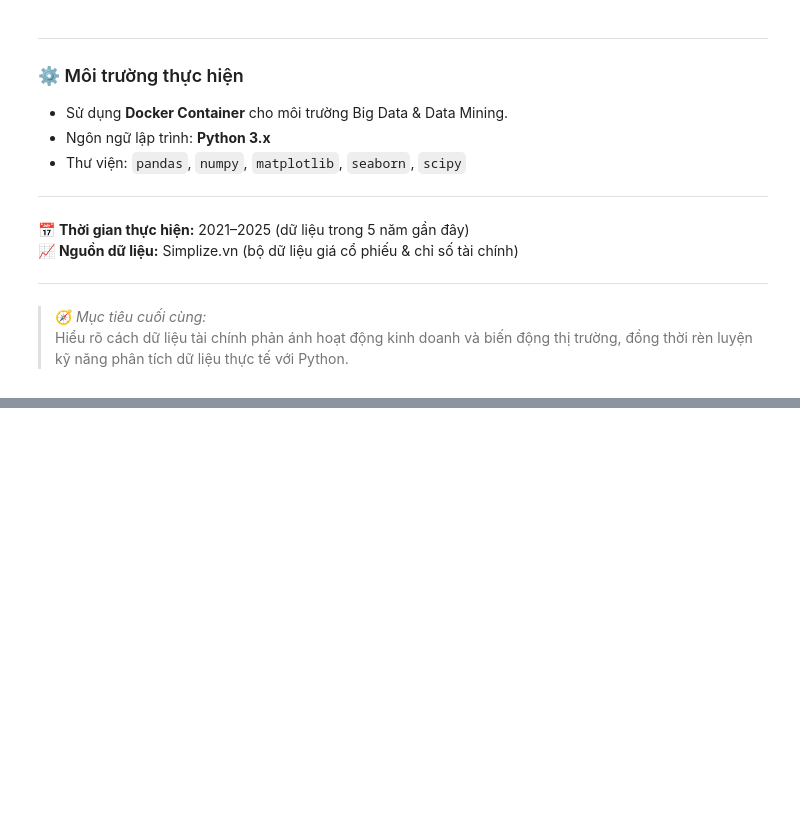
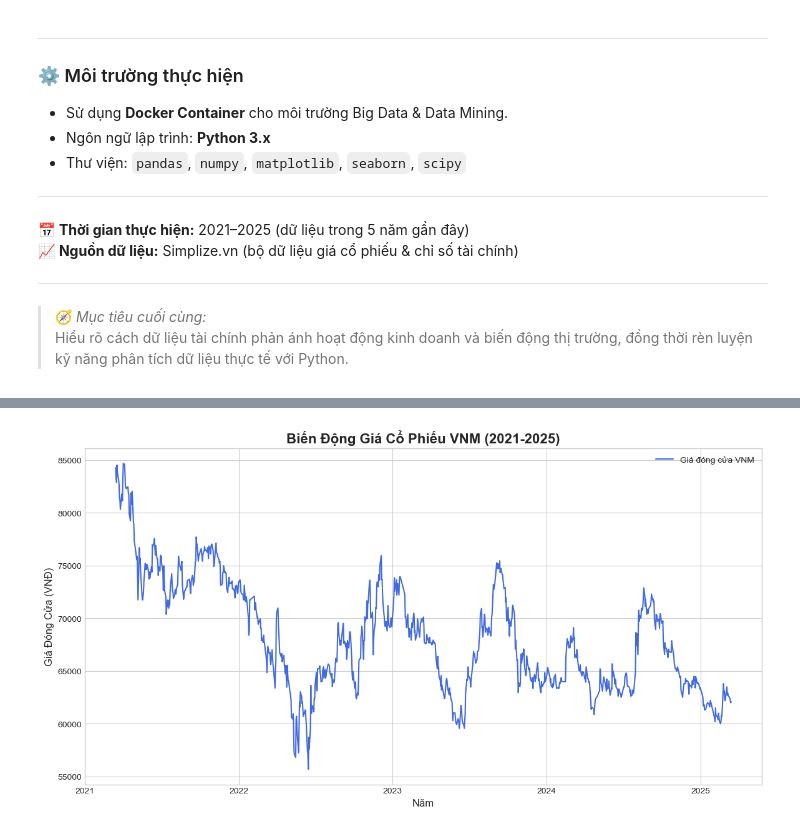
Before and after one commit to mtreeno1/data_mining_project, a Jupyter notebook: notebooks/hehe.ipynb, the cells around one changed output, grey strips where cells are left out. Cells and saved outputs as stored; diff of their text form; code cells hidden in the pictures; blank space fills up the shorter version.

```diff
--- a/notebooks/hehe.ipynb
+++ b/notebooks/hehe.ipynb
@@ -96,3 +96,22 @@ Mục tiêu cuối cùng là hình thành kỹ năng **hiểu dữ liệu (data
 
 > 🧭 *Mục tiêu cuối cùng:*
 > Hiểu rõ cách dữ liệu tài chính phản ánh hoạt động kinh doanh và biến động thị trường, đồng thời rèn luyện kỹ năng phân tích dữ liệu thực tế với Python.
+# %%
+import pandas as pd
+import numpy as np
+import matplotlib.pyplot as plt
+import seaborn as sns
+
+# Đường dẫn đến 2 file (sửa lại nếu cần)
+price_path = "C:\\Users\\DELL\\data_mining_project\\data\\Simplize_VNM_PriceHistory_20250315.csv"
+fin_path   = "C:\\Users\\DELL\\data_mining_project\\data\\Simplize_VNM_FinancialIndicator_20250315.csv"
+
+# Đọc dữ liệu
+price = pd.read_csv(price_path)
+fin = pd.read_csv(fin_path)
+
+# Xem tên cột và vài dòng đầu
+print("=== PRICE HEAD ===")
+print(price.head().T)
+print("\n=== FIN HEAD ===")
+print(fin.head().T)
@@ -98,0 +192,18 @@ Mục tiêu cuối cùng là hình thành kỹ năng **hiểu dữ liệu (data
+# %%
+plt.style.use('seaborn-v0_8-whitegrid')
+fig, ax = plt.subplots(figsize=(14, 7))
+
+# Vẽ biểu đồ giá đóng cửa
+ax.plot(price['NGÀY'], price['GIÁ ĐÓNG CỬA'], label='Giá đóng cửa VNM', color='royalblue')
+
+# Định dạng biểu đồ
+ax.set_title('Biến Động Giá Cổ Phiếu VNM (2021-2025)', fontsize=16, weight='bold')
+ax.set_xlabel('Năm', fontsize=12)
+ax.set_ylabel('Giá Đóng Cửa (VNĐ)', fontsize=12)
+ax.xaxis.set_major_locator(mdates.YearLocator())
+ax.xaxis.set_major_formatter(mdates.DateFormatter('%Y'))
+plt.legend()
+plt.grid(True)
+plt.show()
+# %% [output]
+[figure, added]
```
Also changed, not shown: parts of 2 cells of this notebook.
